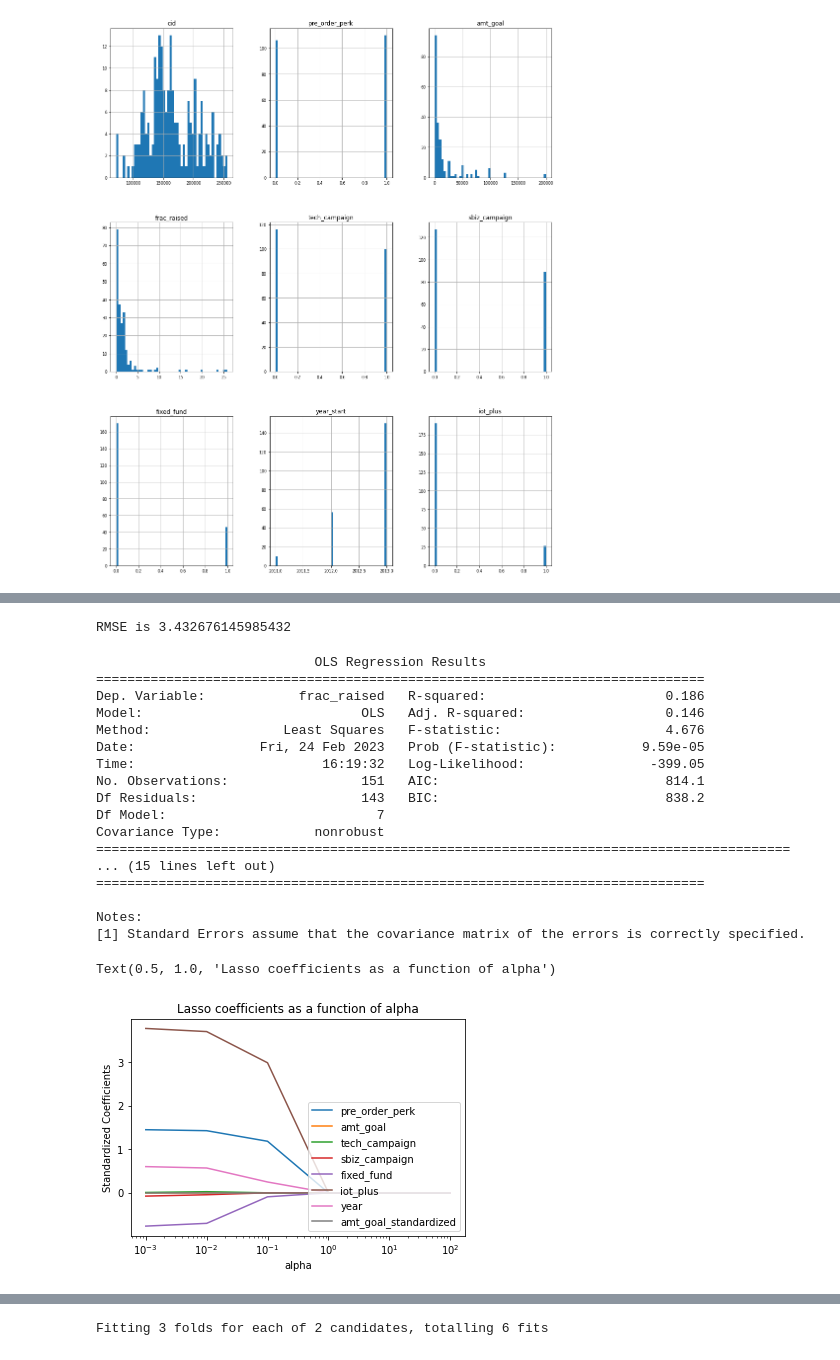
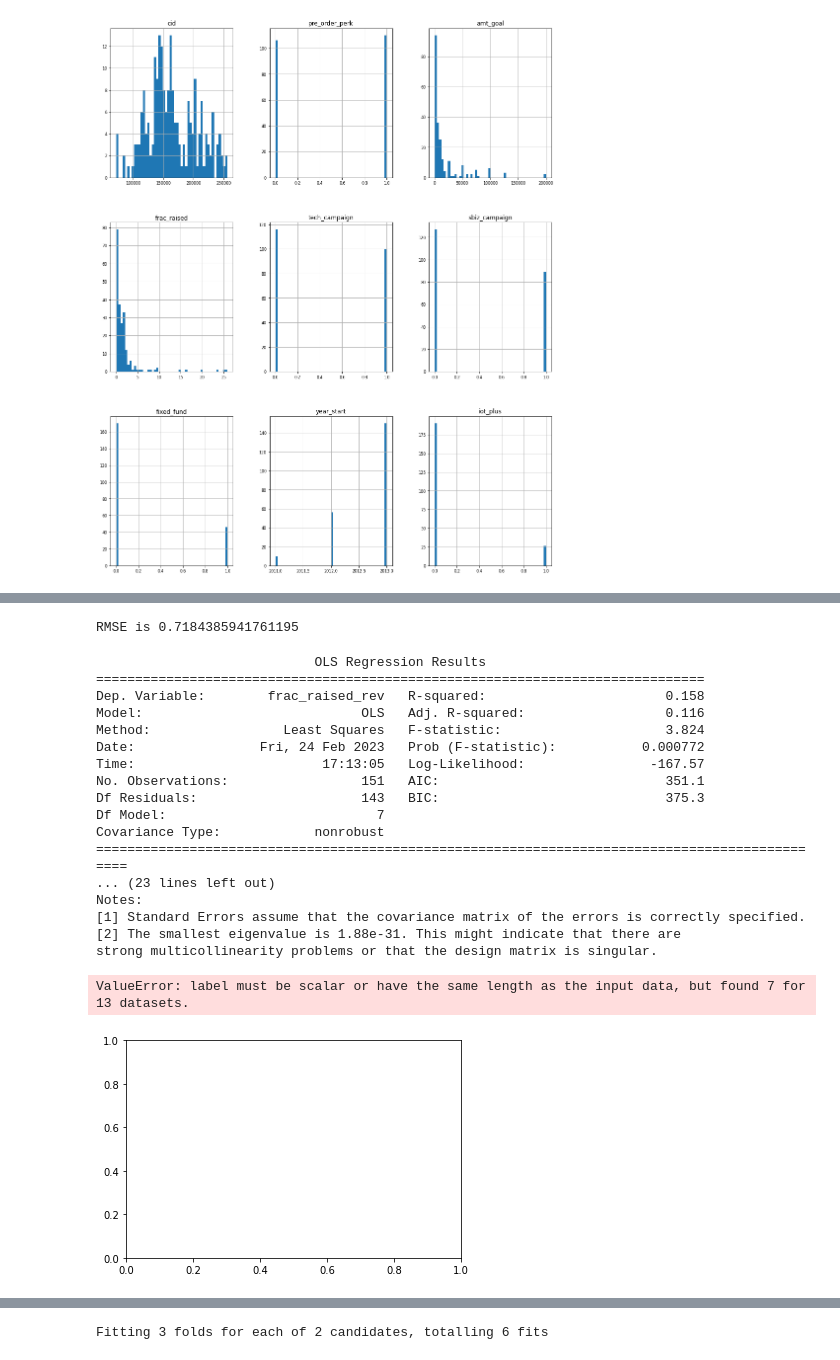
Before and after one commit to VedanshiShah7/Machine-Learning-In-Finance, a Jupyter notebook: Project 2/Project 2.ipynb, the cells around one changed output, grey strips where cells are left out. Saved outputs shown, nothing was run; the diff lists cells and outputs as text; code cells hidden in the pictures.

```diff
--- a/Project 2/Project 2.ipynb
+++ b/Project 2/Project 2.ipynb
@@ -50,3 +50,6 @@ data.describe()
 | 50% | 158916.000000 | 1.000000 | 5000.000000 | 1.019715 | 0.000000 | 0.000000 | 0.000000 | 2013.000000 | ... |
 | 75% | 194429.500000 | 1.000000 | 15000.000000 | 1.750967 | 1.000000 | 1.000000 | 0.000000 | 2013.000000 | ... |
 | max | 256198.000000 | 1.000000 | 200000.000000 | 25.918080 | 1.000000 | 1.000000 | 1.000000 | 2013.000000 | ... |
+# %%
+# drop frac_raised if above 10
+data['frac_raised'] = data['frac_raised'].apply(lambda x: x if x < 10 else 10)
@@ -80,6 +95,7 @@ data['sbiz_std'] = scaler.fit_transform(data['sbiz_campaign'].values.reshape(-1,
 data['fixed_fund_std'] = scaler.fit_transform(data['fixed_fund'].values.reshape(-1,1))
 data['iot_plus_std'] = scaler.fit_transform(data['iot_plus'].values.reshape(-1,1))
 data['year_std'] = scaler.fit_transform(data['year'].values.reshape(-1,1))
+data['frac_raised_rev'] = scaler.inverse_transform(data['frac_raised'].values.reshape(-1,1))
 data
 # %% [output]
 |  | cid | pre_order_perk | amt_goal | frac_raised | tech_campaign | sbiz_campaign | fixed_fund | state | ... |
@@ -132,9 +153,9 @@ plt.show()
 # %%
-target = data['frac_raised']
+target = data['frac_raised_rev']
 
 # maybe remove state? because it is a categorical variable
-predictor = data.drop(columns=['frac_raised', 'cid', 'state', 'year_start', 'amt_goal'])
-predictor = data[['amt_goal_standardized',	'pre_order_perk_standardized',	'tech_campaign_std',	'sbiz_std',	'fixed_fund_std',	'iot_plus_std',	'year_std']]
+predictor = data.drop(columns=['frac_raised','frac_raised_rev', 'cid', 'state', 'year_start', 'amt_goal'])
+# predictor = data[['amt_goal_standardized',	'pre_order_perk_standardized',	'tech_campaign_std',	'sbiz_std',	'fixed_fund_std',	'iot_plus_std',	'year_std']]
 # predictor = data.iloc[:,data.columns!='frac_raised']
 # %%
 predictor
@@ -170,7 +191,7 @@ y_pred = linreg.predict(X_test)
 # RMSE
 print(f'RMSE is {mean_squared_error(y_test, y_pred, squared = False)}')
 # %% [output]
-RMSE is 3.432676145985432
+RMSE is 0.7184385941761195
 # %%
 # ols
 import statsmodels.api as sm
@@ -183,46 +204,46 @@ print(summary)
 # %% [output]
                             OLS Regression Results
 ==============================================================================
-Dep. Variable:            frac_raised   R-squared:                       0.186
-Model:                            OLS   Adj. R-squared:                  0.146
-Method:                 Least Squares   F-statistic:                     4.676
-Date:                Fri, 24 Feb 2023   Prob (F-statistic):           9.59e-05
-Time:                        16:19:32   Log-Likelihood:                -399.05
-No. Observations:                 151   AIC:                             814.1
-Df Residuals:                     143   BIC:                             838.2
+Dep. Variable:        frac_raised_rev   R-squared:                       0.158
+Model:                            OLS   Adj. R-squared:                  0.116
+Method:                 Least Squares   F-statistic:                     3.824
+Date:                Fri, 24 Feb 2023   Prob (F-statistic):           0.000772
+Time:                        17:13:05   Log-Likelihood:                -167.57
+No. Observations:                 151   AIC:                             351.1
+Df Residuals:                     143   BIC:                             375.3
 Df Model:                           7
 Covariance Type:            nonrobust
-=========================================================================================
-... (15 lines left out)
-==============================================================================
-
+===============================================================================================
+... (23 lines left out)
 Notes:
 [1] Standard Errors assume that the covariance matrix of the errors is correctly specified.
+[2] The smallest eigenvalue is 1.88e-31. This might indicate that there are
+strong multicollinearity problems or that the design matrix is singular.
 # %%
 # fit lasso regression on model
 from sklearn.linear_model import Lasso
 
 alphas = [0.001, 0.01, 0.1, 1, 10, 100]
 lasso = Lasso(max_iter=10000)
 coefs = []
 
 for a in alphas:
     lasso.set_params(alpha=a)
     lasso.fit(X_train, y_train)
     coefs.append(lasso.coef_)
 
 ax = plt.gca()
 
-ax.plot(alphas, coefs, label=['pre_order_perk', 'amt_goal', 'tech_campaign', 'sbiz_campaign', 'fixed_fund', 'iot_plus', 'year', 'amt_goal_standardized'])
+ax.plot(alphas, coefs, label=['pre_order_perk', 'amt_goal', 'tech_campaign', 'sbiz_campaign', 'fixed_fund', 'iot_plus', 'year'])
 ax.set_xscale('log')
 plt.axis('tight')
 plt.xlabel('alpha')
 plt.ylabel('Standardized Coefficients')
 plt.legend(loc='lower right')
 plt.title('Lasso coefficients as a function of alpha')
 # %% [output]
-Text(0.5, 1.0, 'Lasso coefficients as a function of alpha')
+ValueError: label must be scalar or have the same length as the input data, but found 7 for 13 datasets.
-[figure, old version]
+[figure, new version]
 # %%
 # fit lasso regression on model
 from sklearn.linear_model import Ridge
```
Also changed, not shown: parts of 12 cells of this notebook, 6 other files.
